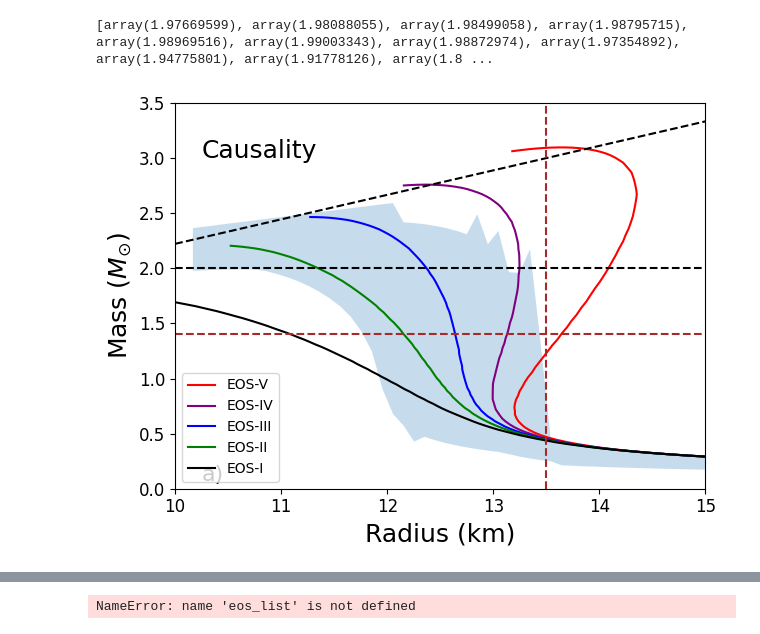
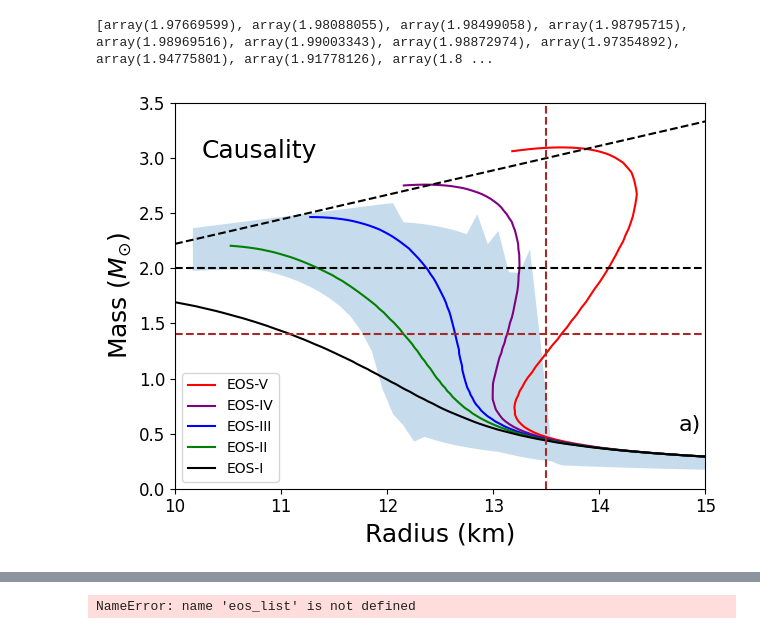
Before and after one commit to astro-man98/High_Density_Sound_Speed, a Jupyter notebook: EOS_Figures.ipynb, the cells around one changed output, grey strips where cells are left out. Saved outputs shown, nothing was run; the diff lists cells and outputs as text; code cells hidden in the pictures.

```diff
--- a/EOS_Figures.ipynb
+++ b/EOS_Figures.ipynb
@@ -404,35 +404,35 @@ text_fontsize = 16
 r_causailty = np.linspace(10,15,100)
 m_causality = r_causailty/4.5
 for model in RVSS_List:
     MVR_data = np.loadtxt(f'./Figure_Data/EOS/MVR/{model}_mvr.txt')
     R = MVR_data[:,1]
     M = MVR_data[:,0]
     mvr_axes.plot(R,M,label=f"EOS-{model}",color=RVSS_List[model][0])
 plt.plot(r_causailty,m_causality,linestyle='--',color = 'black')
 plt.fill_between(r_mesh,M_min,M_max,alpha=0.25)
 # for eos in eos_colors:
 #     if eos == 'MS1b' or eos =='SLy':
 #         continue
 #     MVR_data = np.loadtxt(f'./Figure_Data/EOS/MVR/CORE/{eos}_MVR.txt')
 #     M = MVR_data[:,0]
 #     R = MVR_data[:,1]
 
 #     mvr_axes.plot(R,M,label=eos,color=eos_colors[eos],linestyle='--')
 mvr_axes.legend()
 mvr_axes.set_xlim([10,15])
 mvr_axes.set_ylabel(r'$\text{Mass }(M_{\odot})$',fontsize=axes_label_fontsize)
 mvr_axes.set_xlabel(r'Radius (km)',fontsize=axes_label_fontsize)
 mvr_axes.set_ylim([0,3.5])
 mvr_axes.text(10.25,3.0,"Causality",fontsize=18)
 mvr_axes.axhline(y=2.0,linestyle='--',color = 'black')
 mvr_axes.axhline(y=1.4,linestyle='--',color = 'brown')
 mvr_axes.axvline(x=13.5,linestyle='--',color='brown')
-mvr_axes.text(0.05,0.02,'a)',transform=mvr_axes.transAxes,fontsize=text_fontsize)
+mvr_axes.text(0.95,0.15,'a)',transform=mvr_axes.transAxes,fontsize=text_fontsize)
 mvr_axes.tick_params(labelsize=tick_label_fontsize)
 mvr_fig.tight_layout()
 mvr_fig.savefig('./Figures/Final_Paper_Figs/MVR_RVSS.pdf',format='pdf',dpi=300)
 # %% [output]
-[figure, old version]
+[figure, new version]
 # %%
 r_mesh = np.linspace(minimum_rad,maximum_rad,100)
 M_max = []
```
Also changed, not shown: parts of 5 cells of this notebook, 6 other files.
